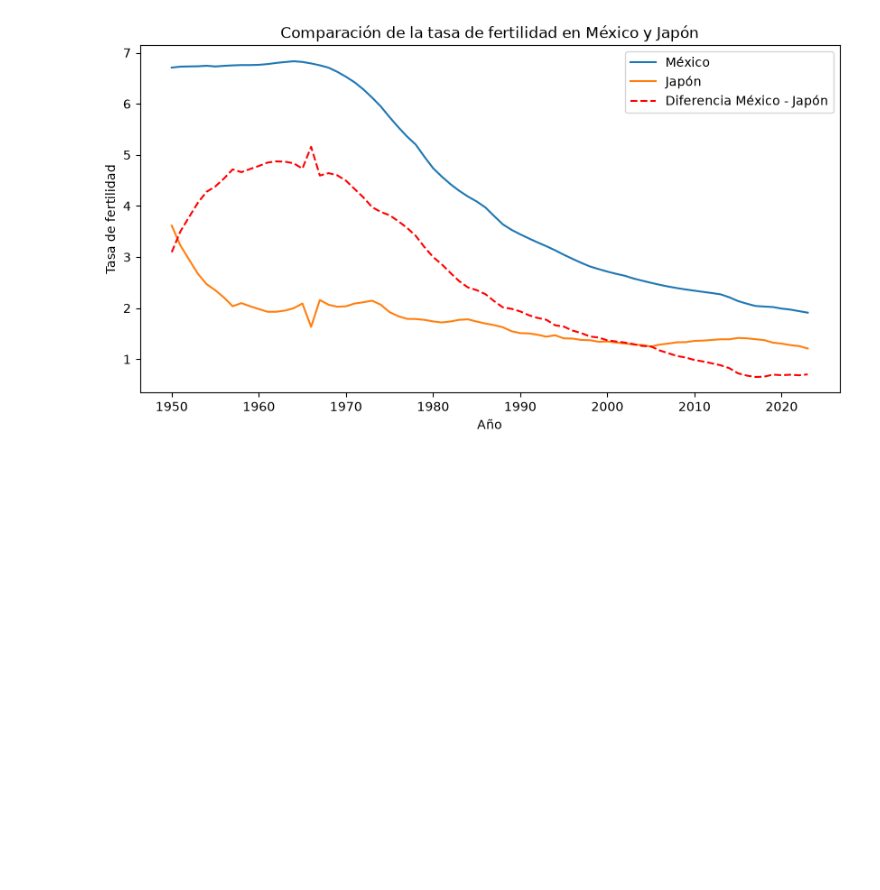
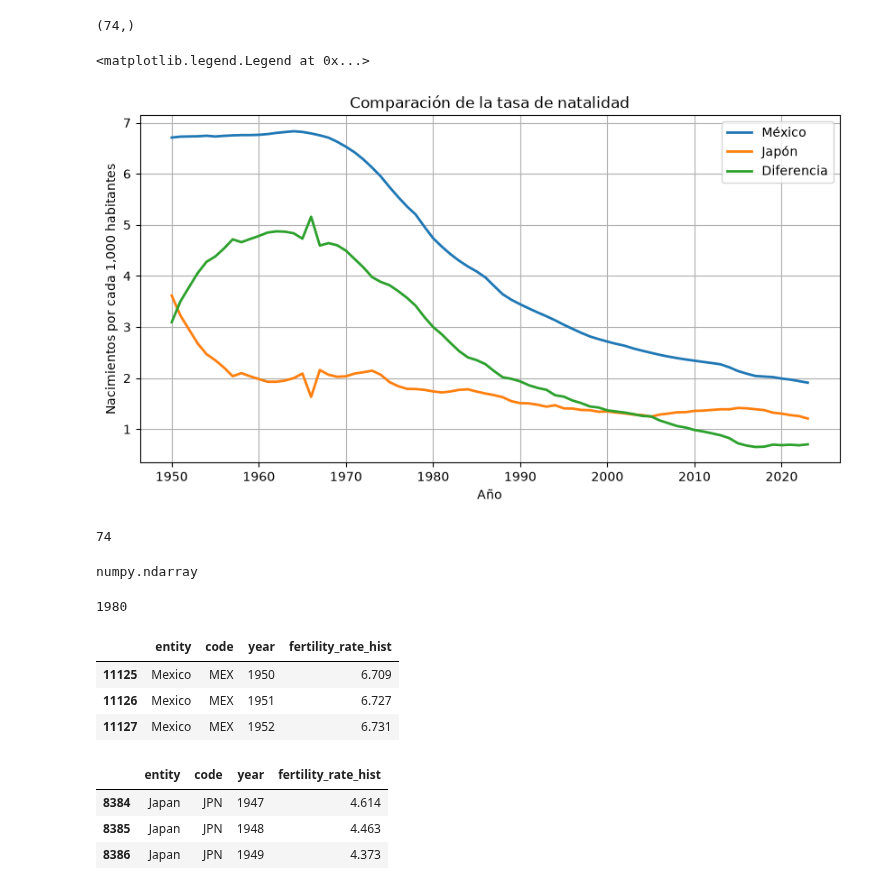
Before and after one commit to PIPIOLOVIC/BIG_DATA, a Jupyter notebook: U1_2_prueba/notebooks/03_fertility_rate.ipynb, the cells around one changed output. Drawn from its saved outputs; the diff is of its cells as text; code cells hidden in the pictures; blank space fills up the shorter version.

```diff
--- a/U1_2_prueba/notebooks/03_fertility_rate.ipynb
+++ b/U1_2_prueba/notebooks/03_fertility_rate.ipynb
@@ -29,4 +46,6 @@ df.describe()
 # %%
-mexico = df[df["entity"] == "Mexico"]
-mexico.head()
+mexico = df[df['entity'] == 'Mexico']
+japon = df[df['entity'] == 'Japan']
+print(mexico.shape)
+print(japon.shape)
 # %% [output]
@@ -39,7 +54,11 @@ mexico.head()
 # %%
-anios_mexico = mexico['year'].to_numpy()
-tasa_fertilidad_mexico = mexico['fertility_rate_hist'].to_numpy()
+anios_mexico = mexico["year"].to_numpy()
+tasa_mexico = mexico["fertility_rate_hist"].to_numpy()
 
-japan = df[df["entity"] == "Japan"]
-anios_japon = japan["year"].to_numpy()
-tasa_fertilidad_japon = japan['fertility_rate_hist'].to_numpy()
+anios_japon = japon["year"].to_numpy()
+tasa_japon = japon["fertility_rate_hist"].to_numpy()
+
+print(anios_mexico)
+print(tasa_mexico)
+print(anios_japon)
+print(tasa_japon)
@@ -81,3 +148,6 @@ tasa_japon_filtrada = tasa_fertilidad_japon[mascara_coincidencia_anios]
+# %%
+anios_japon = anios_japon[mascara_coincidencia_anios]
+tasa_japon = tasa_japon[mascara_coincidencia_anios]
 # %%
 anios_japon.shape
 # %% [output]
@@ -86,0 +155,3 @@ diferencia_ex_jp = tasa_fertilidad_mexico - tasa_japon_filtrada
+# %%
+diferencia = tasa_mexico - tasa_japon
+diferencia
@@ -87,13 +168,19 @@ diferencia_ex_jp = tasa_fertilidad_mexico - tasa_japon_filtrada
+# %%
+tasa_japon.shape
+# %% [output]
+(74,)
 # %%
 plt.figure(figsize=(10, 5))
-plt.plot(anios_mexico, tasa_fertilidad_mexico, label='México')
-plt.plot(anios_japon_filtrados, tasa_japon_filtrada, label='Japón')
-plt.plot(anios_mexico, diferencia_ex_jp, label='Diferencia México - Japón', linestyle='--', color='red')
 
-plt.xlabel('Año')
-plt.ylabel('Tasa de fertilidad')
-plt.title('Comparación de la tasa de fertilidad en México y Japón')
+plt.plot(anios_mexico, tasa_mexico, label="México", linewidth=2)
+plt.plot(anios_japon, tasa_japon, label="Japón", linewidth=2)
+plt.plot(anios_mexico, diferencia, label="Diferencia", linewidth=2)
+
+plt.title("Comparación de la tasa de natalidad")
+plt.xlabel("Año")
+plt.ylabel("Nacimientos por cada 1,000 habitantes")
+plt.grid(True)
 plt.legend()
-plt.show()
 # %% [output]
+<matplotlib.legend.Legend at 0x...>
-[figure, old version]
+[figure, new version]
@@ -99,0 +189,12 @@ plt.show()
+# %%
+len(anios_comunes)
+# %% [output]
+74
+# %%
+type(anios_comunes)
+# %% [output]
+numpy.ndarray
+# %%
+print(anios_japon[30])
+# %% [output]
+1980
@@ -99,0 +203,14 @@ plt.show()
+# %%
+mexico.head(3)
+# %% [output]
+|  | entity | code | year | fertility_rate_hist |
+| 11125 | Mexico | MEX | 1950 | 6.709 |
+| 11126 | Mexico | MEX | 1951 | 6.727 |
+| 11127 | Mexico | MEX | 1952 | 6.731 |
+# %%
+japon.head(3)
+# %% [output]
+|  | entity | code | year | fertility_rate_hist |
+| 8384 | Japan | JPN | 1947 | 4.614 |
+| 8385 | Japan | JPN | 1948 | 4.463 |
+| 8386 | Japan | JPN | 1949 | 4.373 |
```
Also changed, not shown: parts of 27 cells of this notebook, 1 other file.
